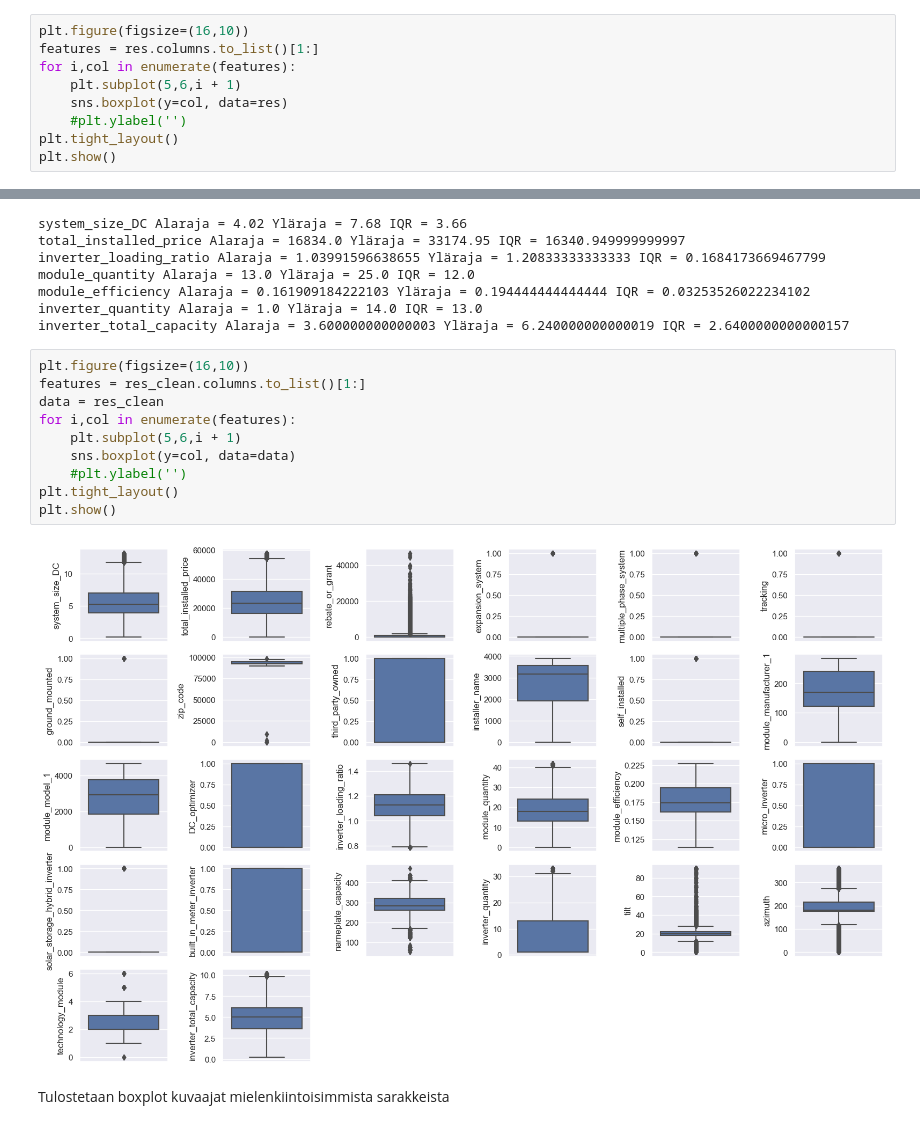
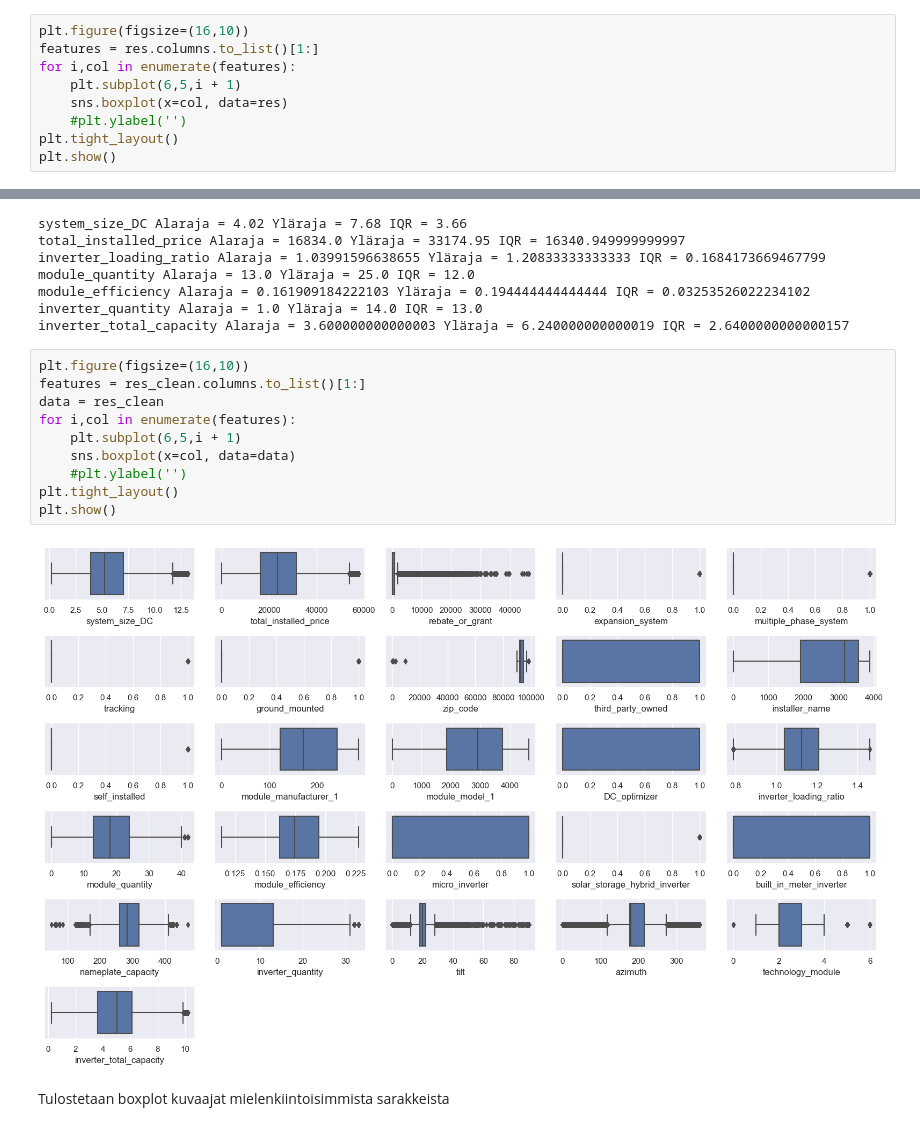
Before and after one commit to klehik/AI-DA-Projekti, a Jupyter notebook: datan_esikasittely.ipynb, the cells around one changed output, grey strips where cells are left out. Saved outputs shown, nothing was run; the diff lists cells and outputs as text.

```diff
--- a/datan_esikasittely.ipynb
+++ b/datan_esikasittely.ipynb
@@ -435,8 +435,8 @@ Tehdään vielä yksi versio, datasetistä mistä on poikkeamat poistettu käytt
 plt.figure(figsize=(16,10))
 features = res.columns.to_list()[1:]
 for i,col in enumerate(features):
-    plt.subplot(5,6,i + 1)
-    sns.boxplot(y=col, data=res)
+    plt.subplot(6,5,i + 1)
+    sns.boxplot(x=col, data=res)
     #plt.ylabel('')
 plt.tight_layout()
 plt.show()
@@ -475,15 +475,15 @@ inverter_total_capacity Alaraja = 3.600000000000003 Yläraja = 6.240000000000019
 # %%
 plt.figure(figsize=(16,10))
 features = res_clean.columns.to_list()[1:]
 data = res_clean
 for i,col in enumerate(features):
-    plt.subplot(5,6,i + 1)
-    sns.boxplot(y=col, data=data)
+    plt.subplot(6,5,i + 1)
+    sns.boxplot(x=col, data=data)
     #plt.ylabel('')
 plt.tight_layout()
 plt.show()
 # %% [output]
-[figure, old version]
+[figure, new version]
 # %% [markdown]
 Tulostetaan boxplot kuvaajat mielenkiintoisimmista sarakkeista
 # %%
```
Also changed, not shown: parts of 3 cells of this notebook.
